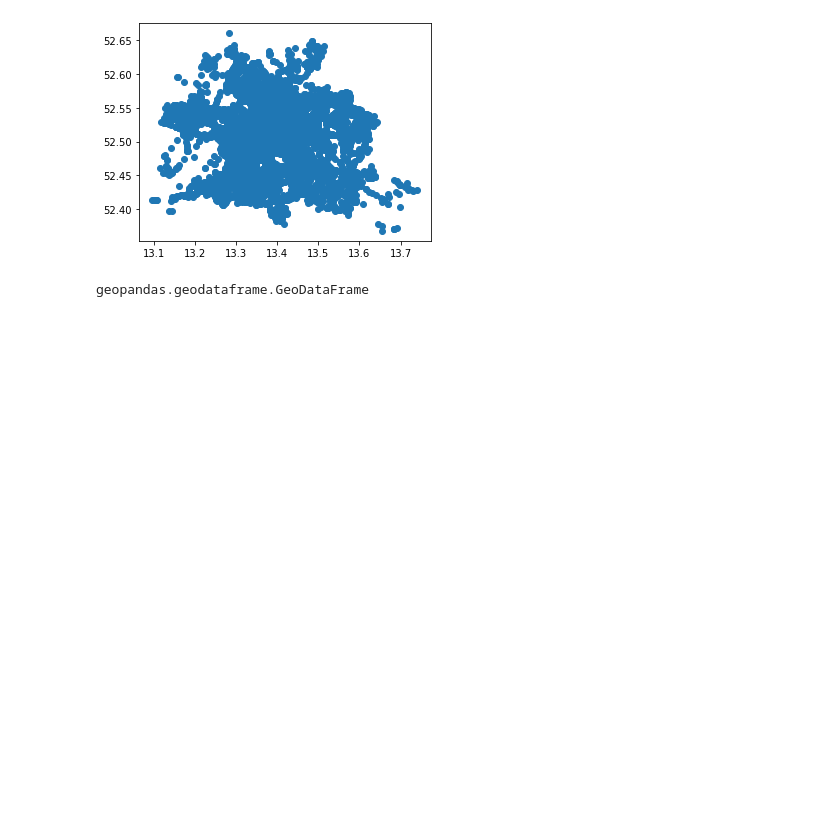
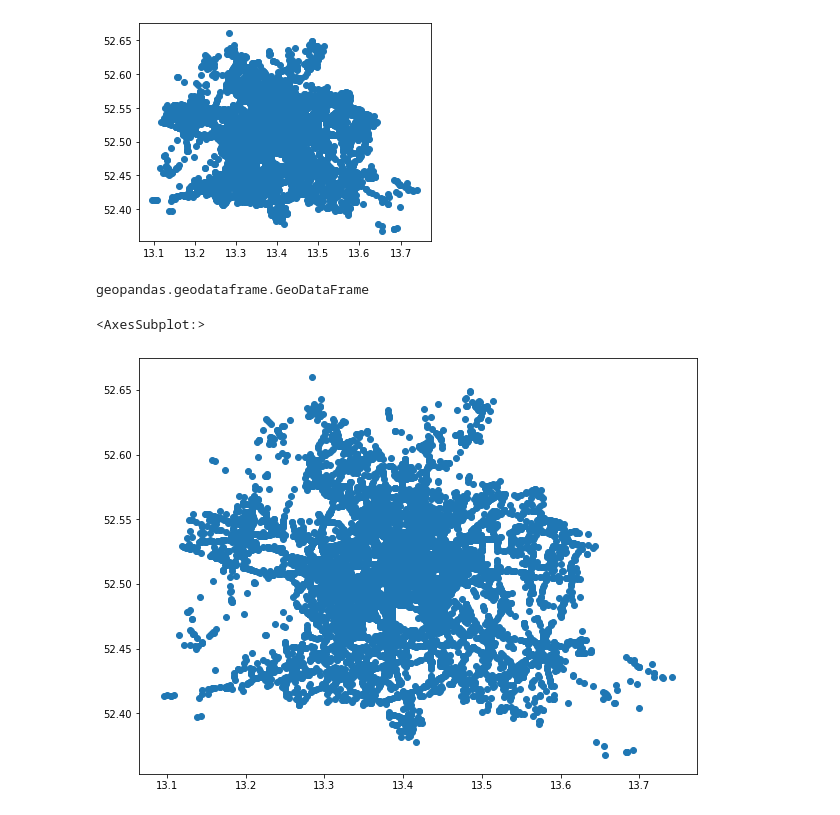
Before and after one commit to abuzatu/geo_spatial, a Jupyter notebook: germany/berlin/car_accidents_2019/interactive_map_mplleaflet.ipynb, the cells around one changed output. Drawn from its saved outputs; the diff is of its cells as text; code cells hidden in the pictures; blank space fills up the shorter version.

```diff
--- a/germany/berlin/car_accidents_2019/interactive_map_mplleaflet.ipynb
+++ b/germany/berlin/car_accidents_2019/interactive_map_mplleaflet.ipynb
@@ -39,0 +40,8 @@ mplleaflet.show()
+# %%
+fig, ax = plt.subplots(1, 1, figsize = (10,10))
+gdf_accident.plot(ax = ax)
+# plt.axis(bbox)
+# mplleaflet.display(fig = fig, tiles = "esri_aerial")
+# %% [output]
+<AxesSubplot:>
+[figure, added]
```
Also changed, not shown: parts of 1 cell of this notebook, 3 other files.
